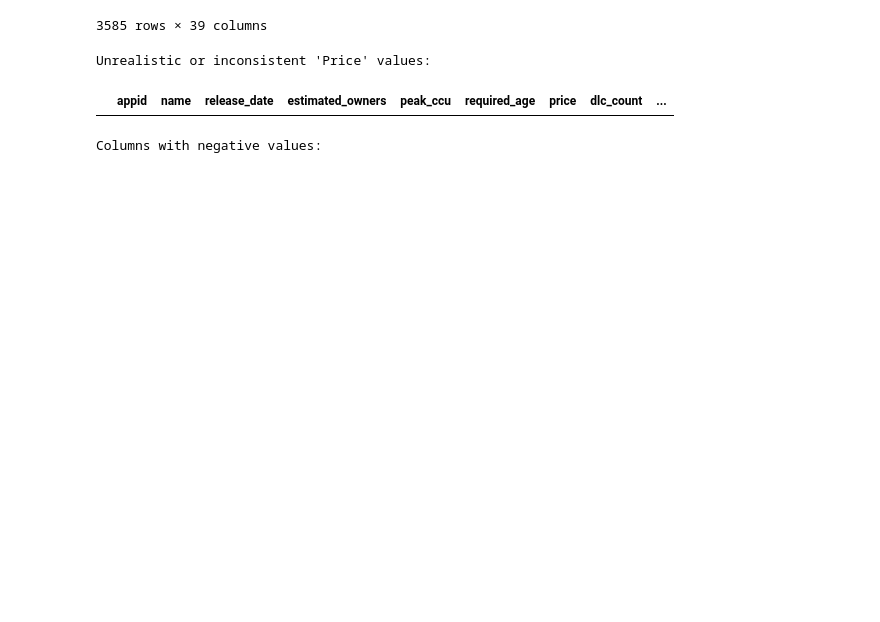
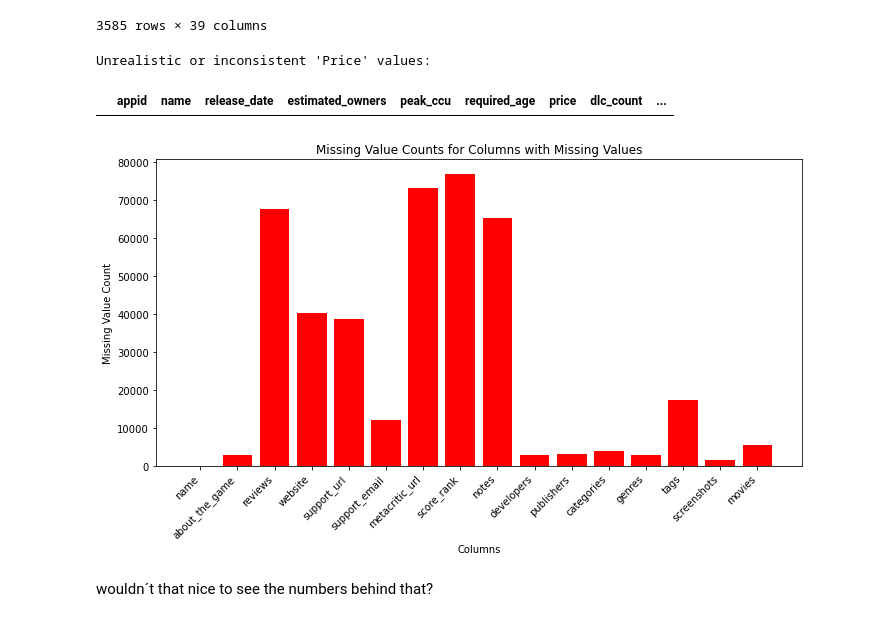
Before and after one commit to neovegeto/gettingbackinshape, a Jupyter notebook: steam_games_dataset/SGD_Workbook_With_Data_Cleaning.ipynb, the cells around one changed output. Saved outputs shown, nothing was run; the diff lists cells and outputs as text; code cells hidden in the pictures; blank space fills up the shorter version.

```diff
--- a/steam_games_dataset/SGD_Workbook_With_Data_Cleaning.ipynb
+++ b/steam_games_dataset/SGD_Workbook_With_Data_Cleaning.ipynb
@@ -318,20 +335,25 @@ display(unrealistic_price)
 # %% [output]
 Unrealistic or inconsistent 'Price' values:
 |  | appid | name | release_date | estimated_owners | peak_ccu | required_age | price | dlc_count | ... |
-# %%
-# Get numeric columns
-numeric_columns = df.select_dtypes(include=['int64', 'float64']).columns
-
-# Check for negative values in numeric columns
-negative_values = {}
-for column in numeric_columns:
-    negative_values[column] = df[df[column] < 0]
-
-print("Columns with negative values:")
-for column, negative_rows in negative_values.items():
-    if not negative_rows.empty:
-        print(f"Column: {column}")
-        print(negative_rows)
-        print("=" * 50)
-# %% [output]
-Columns with negative values:
+# %%
+# Calculate the count of missing values in each column
+missing_counts = df.isnull().sum()
+
+# Filter columns with missing values
+missing_columns = missing_counts[missing_counts > 0]
+
+# Set the figure size
+plt.figure(figsize=(10, 6))
+
+# Create a bar plot for missing values
+plt.bar(missing_columns.index, missing_columns.values, color='red')
+plt.xlabel('Columns')
+plt.ylabel('Missing Value Count')
+plt.title('Missing Value Counts for Columns with Missing Values')
+plt.xticks(rotation=45, ha='right')
+plt.tight_layout()
+plt.show()
+# %% [output]
+[figure, added]
+# %% [markdown]
+wouldn´t that nice to see the numbers behind that?
```
Also changed, not shown: parts of 3 cells of this notebook, 1 other file.
